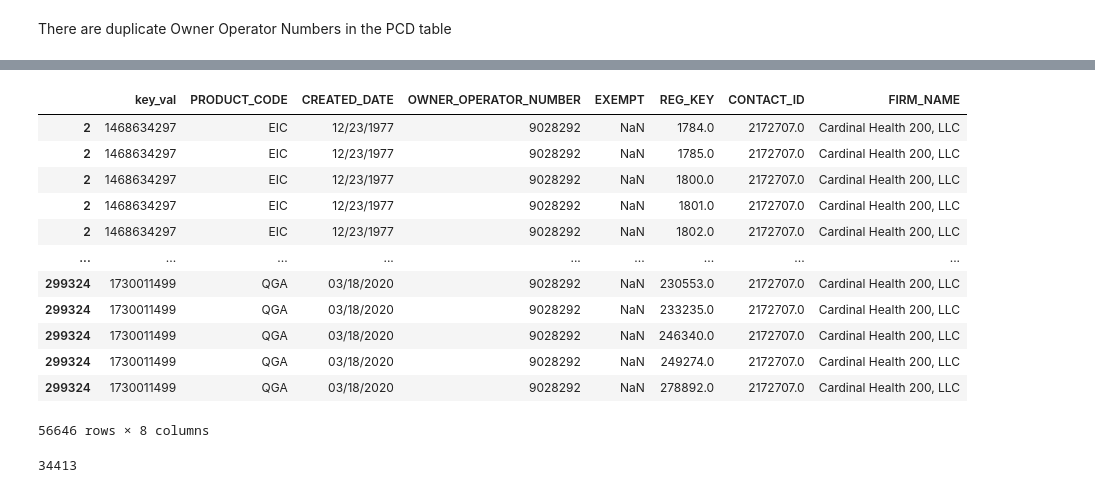
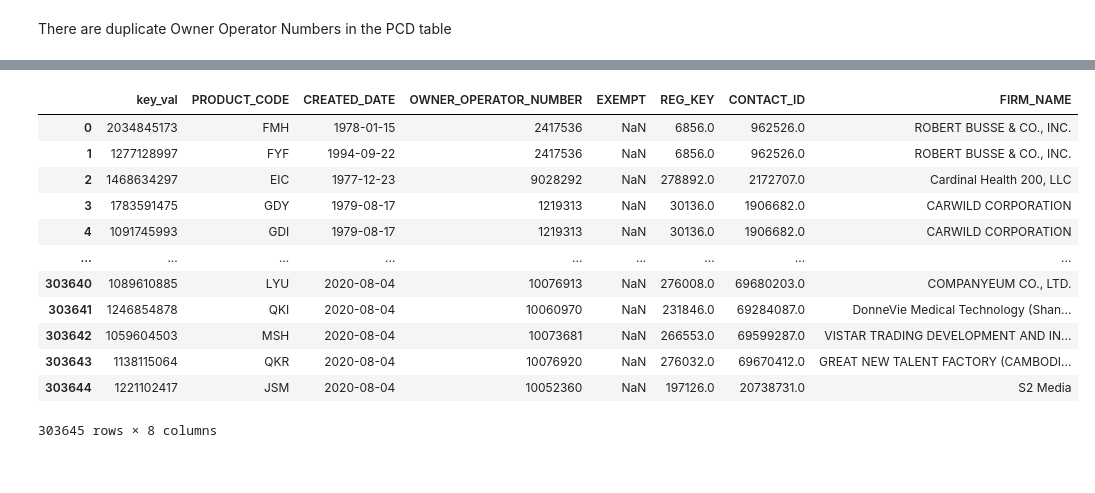
Before and after one commit to BriceB-20/Medical-Device-Project, a Jupyter notebook: Industry Analysis.ipynb, the cells around one changed output, grey strips where cells are left out. Drawn from its saved outputs; the diff is of its cells as text; code cells hidden in the pictures.

Commit message:
Colaboratory Anlysis Update

```diff
--- a/Industry Analysis.ipynb
+++ b/Industry Analysis.ipynb
@@ -271,3 +271,7 @@ These files are updated by the FDA every Sunday night. Most recent download: 202
 pcd = pd.read_csv("./Statistical Data/FDA Device Registration and Lising/Listing_PCD.txt", sep = "|")
 # %%
 own_op = pd.read_csv("./Statistical Data/FDA Device Registration and Lising/Owner_Operator.txt", sep="|")
+# %%
+#For Google Colab
+pcd = pd.read_csv("/content/Listing_PCD.txt", sep = "|", encoding= "unicode_escape")
+own_op = pd.read_csv("/content/Owner_Operator.txt", sep = "|", encoding= "unicode_escape")
@@ -299,20 +316,0 @@ new_pcd = pcd.join(own_op.set_index("OWNER_OPERATOR_NUMBER"), on="OWNER_OPERATOR
-# %%
-new_pcd[new_pcd["OWNER_OPERATOR_NUMBER"] == 9028292]
-# %% [output]
-|  | key_val | PRODUCT_CODE | CREATED_DATE | OWNER_OPERATOR_NUMBER | EXEMPT | REG_KEY | CONTACT_ID | FIRM_NAME |
-| 2 | 1468634297 | EIC | 12/23/1977 | 9028292 | NaN | 1784.0 | 2172707.0 | Cardinal Health 200, LLC |
-| 2 | 1468634297 | EIC | 12/23/1977 | 9028292 | NaN | 1785.0 | 2172707.0 | Cardinal Health 200, LLC |
-| 2 | 1468634297 | EIC | 12/23/1977 | 9028292 | NaN | 1800.0 | 2172707.0 | Cardinal Health 200, LLC |
-| 2 | 1468634297 | EIC | 12/23/1977 | 9028292 | NaN | 1801.0 | 2172707.0 | Cardinal Health 200, LLC |
-| 2 | 1468634297 | EIC | 12/23/1977 | 9028292 | NaN | 1802.0 | 2172707.0 | Cardinal Health 200, LLC |
-| ... | ... | ... | ... | ... | ... | ... | ... | ... |
-| 299324 | 1730011499 | QGA | 03/18/2020 | 9028292 | NaN | 230553.0 | 2172707.0 | Cardinal Health 200, LLC |
-| 299324 | 1730011499 | QGA | 03/18/2020 | 9028292 | NaN | 233235.0 | 2172707.0 | Cardinal Health 200, LLC |
-| 299324 | 1730011499 | QGA | 03/18/2020 | 9028292 | NaN | 246340.0 | 2172707.0 | Cardinal Health 200, LLC |
-| 299324 | 1730011499 | QGA | 03/18/2020 | 9028292 | NaN | 249274.0 | 2172707.0 | Cardinal Health 200, LLC |
-| 299324 | 1730011499 | QGA | 03/18/2020 | 9028292 | NaN | 278892.0 | 2172707.0 | Cardinal Health 200, LLC |
-56646 rows × 8 columns
-# %%
-len(new_pcd["FIRM_NAME"].unique())
-# %% [output]
-34413
@@ -318,0 +319,16 @@ len(new_pcd["FIRM_NAME"].unique())
+# %%
+new_pcd
+# %% [output]
+|  | key_val | PRODUCT_CODE | CREATED_DATE | OWNER_OPERATOR_NUMBER | EXEMPT | REG_KEY | CONTACT_ID | FIRM_NAME |
+| 0 | 2034845173 | FMH | 1978-01-15 | 2417536 | NaN | 6856.0 | 962526.0 | ROBERT BUSSE & CO., INC. |
+| 1 | 1277128997 | FYF | 1994-09-22 | 2417536 | NaN | 6856.0 | 962526.0 | ROBERT BUSSE & CO., INC. |
+| 2 | 1468634297 | EIC | 1977-12-23 | 9028292 | NaN | 278892.0 | 2172707.0 | Cardinal Health 200, LLC |
+| 3 | 1783591475 | GDY | 1979-08-17 | 1219313 | NaN | 30136.0 | 1906682.0 | CARWILD CORPORATION |
+| 4 | 1091745993 | GDI | 1979-08-17 | 1219313 | NaN | 30136.0 | 1906682.0 | CARWILD CORPORATION |
+| ... | ... | ... | ... | ... | ... | ... | ... | ... |
+| 303640 | 1089610885 | LYU | 2020-08-04 | 10076913 | NaN | 276008.0 | 69680203.0 | COMPANYEUM CO., LTD. |
+| 303641 | 1246854878 | QKI | 2020-08-04 | 10060970 | NaN | 231846.0 | 69284087.0 | DonneVie Medical Technology (Shan... |
+| 303642 | 1059604503 | MSH | 2020-08-04 | 10073681 | NaN | 266553.0 | 69599287.0 | VISTAR TRADING DEVELOPMENT AND IN... |
+| 303643 | 1138115064 | QKR | 2020-08-04 | 10076920 | NaN | 276032.0 | 69670412.0 | GREAT NEW TALENT FACTORY (CAMBODI... |
+| 303644 | 1221102417 | JSM | 2020-08-04 | 10052360 | NaN | 197126.0 | 20738731.0 | S2 Media |
+303645 rows × 8 columns
```
Also changed, not shown: parts of 16 cells of this notebook.
